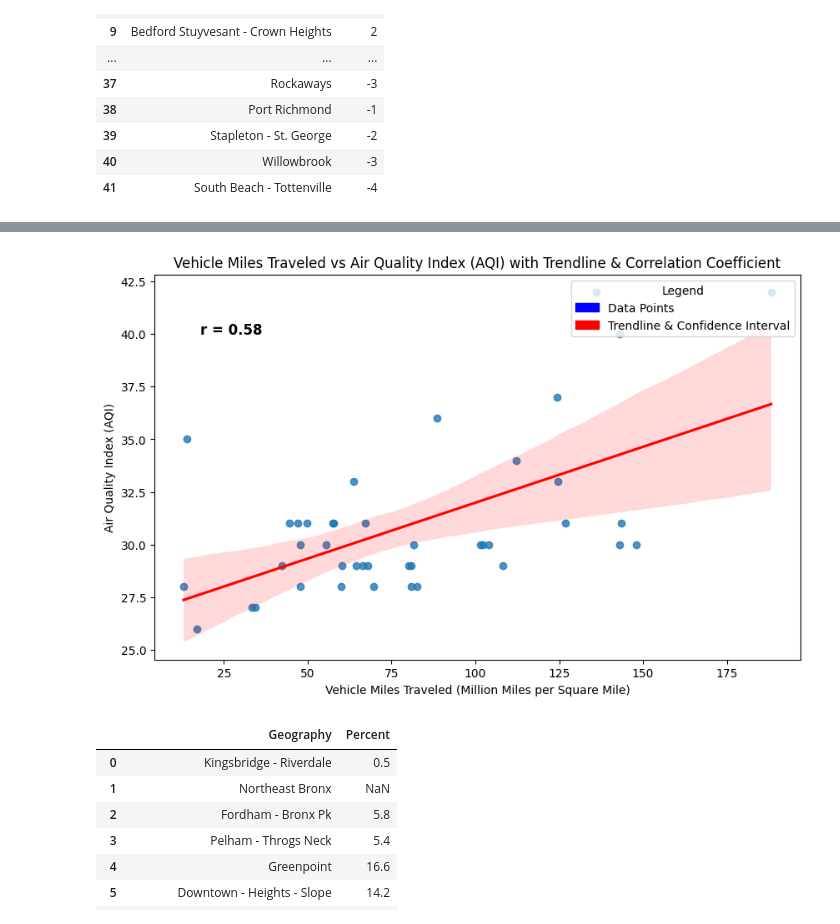
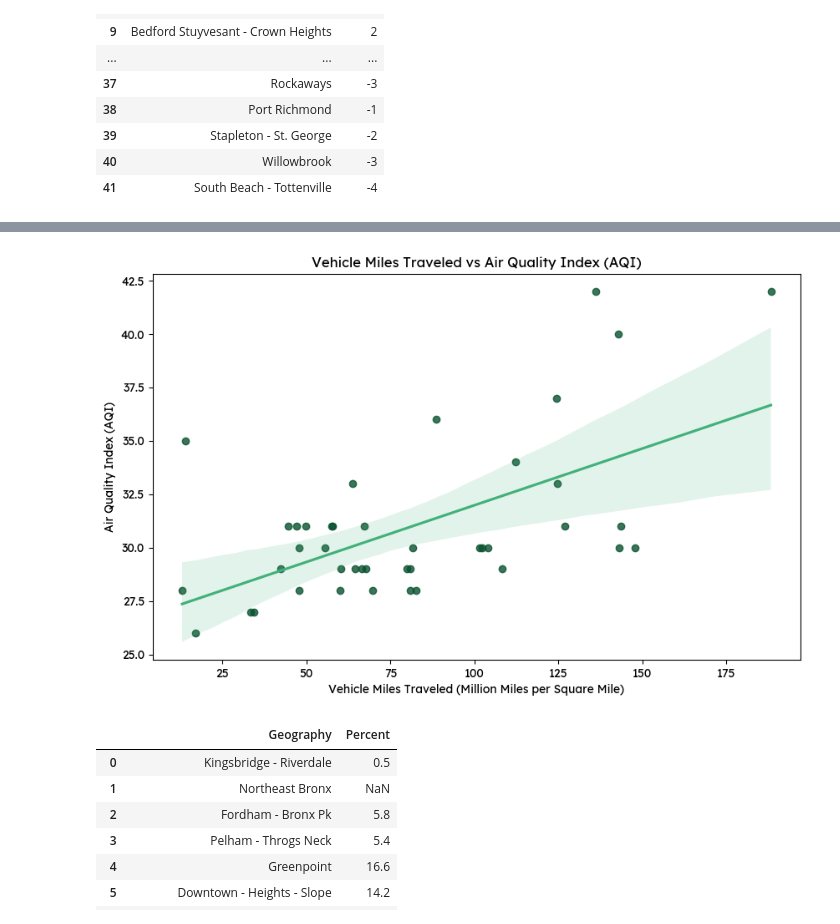
Before and after one commit to cynthiaWEpicCoder/fbla_data_analysis, a Jupyter notebook: Factor_Analysis.ipynb, the cells around one changed output, grey strips where cells are left out. Cells and saved outputs as stored; diff of their text form; code cells hidden in the pictures.

```diff
--- a/Factor_Analysis.ipynb
+++ b/Factor_Analysis.ipynb
@@ -418,6 +475,7 @@ plt.show()
 # %%
 vehicleMiles = pd.read_csv("Factors_Vehicles.csv")
 vehicleMiles = vehicleMiles.drop(columns=["GeoTypeDesc", "GeoID", "GeoRank", "TimePeriod"])
-vehicleMiles
+vehicleMiles = vehicleMiles.sort_values(by='Geography')
+vehicleMiles.reset_index(drop=True)
 # %% [output]
 |  | Geography | Million miles per square mile |
@@ -440,48 +556,42 @@ vehicleMiles
 # %%
 import matplotlib.pyplot as plt
 import seaborn as sns
 from scipy.stats import pearsonr
 import matplotlib.patches as mpatches
 
 # Rename columns for consistency
 vehicleMiles = vehicleMiles.rename(columns={'Million miles per square mile': 'Vehicle Miles Traveled'})
 aqi = aqi.rename(columns={'AQI': 'Air Quality Index'})
 
 # Merge DataFrames on 'Geography'
 merged_df = pd.merge(vehicleMiles, aqi, on='Geography')
 
 # Calculate Pearson correlation coefficient
 corr_coef, p_value = pearsonr(merged_df['Vehicle Miles Traveled'], merged_df['Air Quality Index'])
 
 # Create the plot
 plt.figure(figsize=(10, 6))
 
 # Scatter plot with trendline and confidence interval
-ax = sns.regplot(data=merged_df, x='Vehicle Miles Traveled', y='Air Quality Index',
-                 scatter=True, line_kws={"color": "red"})
+ax = sns.regplot(
+    data=merged_df,
+    x='Vehicle Miles Traveled',
+    y='Air Quality Index',
+    scatter=True,
+    scatter_kws={"color": "#0a5230ff"},  # Data points color
+    line_kws={"color": "#41b07a"}  # Trendline color
+)
 
-# Create custom legend entries
-scatter_legend = mpatches.Patch(color="blue", label="Data Points")
-line_legend = mpatches.Patch(color="red", label="Trendline & Confidence Interval")
-corr_legend = f"r = {corr_coef:.2f}"  # Correlation coefficient text
-
-# Add legend to the plot
-plt.legend(handles=[scatter_legend, line_legend], loc="upper right", fontsize=10, title="Legend")
-
-# Annotate correlation coefficient on the plot
-plt.text(merged_df['Vehicle Miles Traveled'].min() + 5,  # Adjust placement
-         merged_df['Air Quality Index'].max() - 2,  # Y-coordinate
-         corr_legend, fontsize=12, color="black", fontweight="bold")
 
 # Labels and title
 plt.xlabel("Vehicle Miles Traveled (Million Miles per Square Mile)")
 plt.ylabel("Air Quality Index (AQI)")
-plt.title("Vehicle Miles Traveled vs Air Quality Index (AQI) with Trendline & Correlation Coefficient")
+plt.title("Vehicle Miles Traveled vs Air Quality Index (AQI)")
 
 # Show the plot
 plt.show()
 # %% [output]
-[figure, old version]
+[figure, new version]
 # %%
 recentBike = pd.read_csv("Factors_RecentBiking.csv")
 recentBike = recentBike.drop(columns=["GeoTypeDesc", "GeoID", "GeoRank", "TimePeriod","Number"])
```
Also changed, not shown: parts of 19 cells of this notebook, 2 other files.
